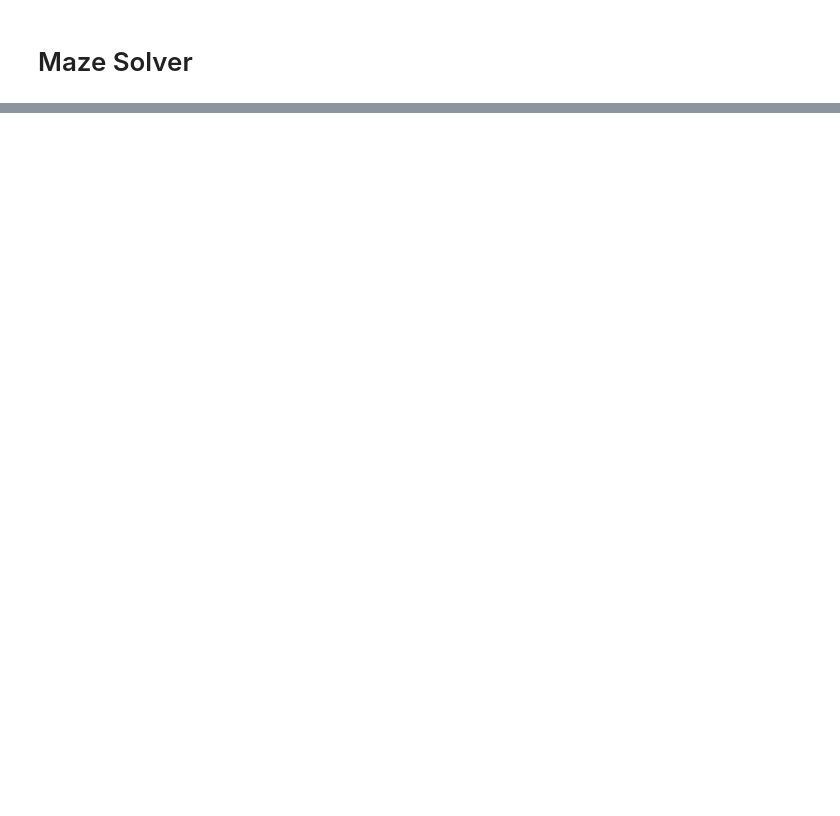
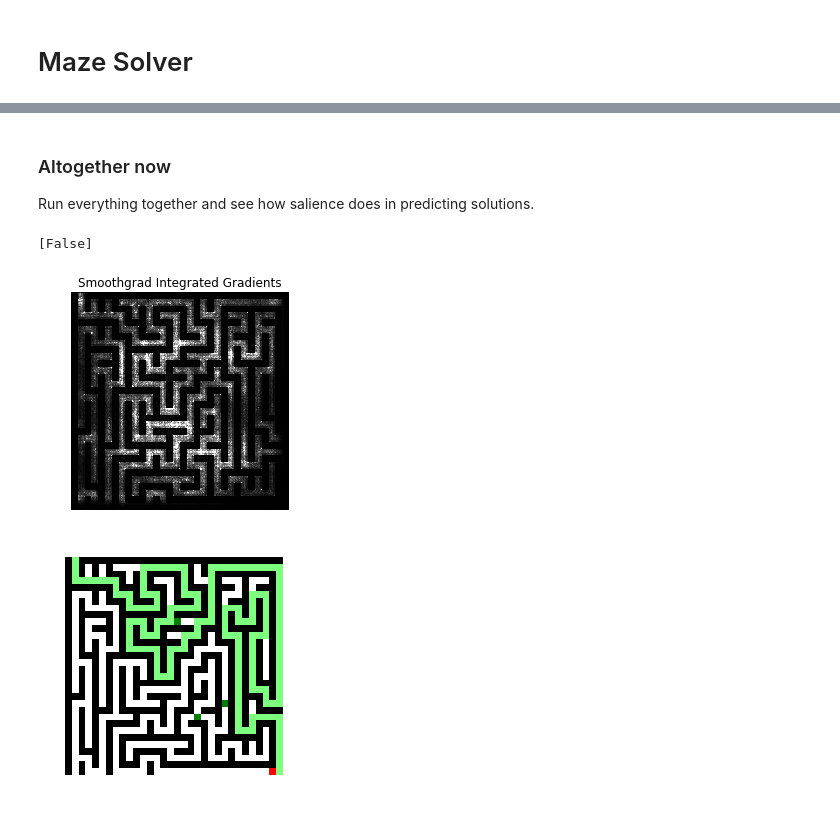
Before and after one commit to elefthei/maze-saliency, a Jupyter notebook: Mazes.ipynb, the cells around one changed output, grey strips where cells are left out. Saved outputs shown, nothing was run; the diff lists cells and outputs as text; code cells hidden in the pictures; blank space fills up the shorter version.

```diff
--- a/Mazes.ipynb
+++ b/Mazes.ipynb
@@ -456,0 +399,62 @@ True
+# %% [markdown]
+### Altogether now
+Run everything together and see how salience does in predicting solutions.
+# %%
+def check_sol(sol, salient_pts):
+    for (xs, ys) in salient_pts:
+        for (x,y) in sol:
+            if (x == xs and y == ys):
+                return True
+    return False
+
+def salience(maze, visuals=True):
+    k = 3
+    d = 10
+    out = writeImage(maze)
+    mazeimg = resize(out, 320)
+
+    # Run Inception v3 for image classification
+    prediction_class = sess.run(prediction, feed_dict = {images: [mazeimg]})[0]
+
+    # Construct the saliency object. This doesn't yet compute the saliency mask, it just sets up the necessary ops.
+    integrated_gradients = saliency.IntegratedGradients(graph, sess, y, images)
+
+    # Baseline is a black image.
+    baseline = np.zeros(mazeimg.shape)
+    baseline.fill(-1)
+    smoothgrad_integrated_gradients_mask_3d = integrated_gradients.GetSmoothedMask(
+      mazeimg, feed_dict = {neuron_selector: prediction_class}, x_steps=25, x_baseline=baseline)
+
+    # Compute salience
+    salient_maze = saliency.VisualizeImageGrayscale(smoothgrad_integrated_gradients_mask_3d)
+    # Show it
+    if visuals:
+        ShowGrayscaleImage(salient_maze, title='Smoothgrad Integrated Gradients')
+    return map2actual(salient_maze, resize(out, 32), d, k)
+
+
+STEPS = 1
+mazes = []
+good = []
+
+for iteration in range(STEPS):
+    # Generate new maze
+    maze = generate(32, 32)
+    # Get salience points
+    salient_pts = salience(maze)
+    # Solve
+    solution = solve(maze)
+    # Compare solutions
+    mazeout = drawPath(resize(writeImage(maze),32), solution, [0,1,0], visuals=False)
+    mazeout = drawPath(mazeout, salient_pts, [-1,0,-1])
+    # Show it
+#     P.imshow(mazeout)
+    good.append(check_sol(solution, salient_pts))
+    mazes.append(maze)
+
+print(good)
+# print(check_sol(coords, salient_points_original))
+# %% [output]
+[False]
+[figure, added]
+[figure, added]
```
Also changed, not shown: parts of 10 cells of this notebook, 1 other file.
